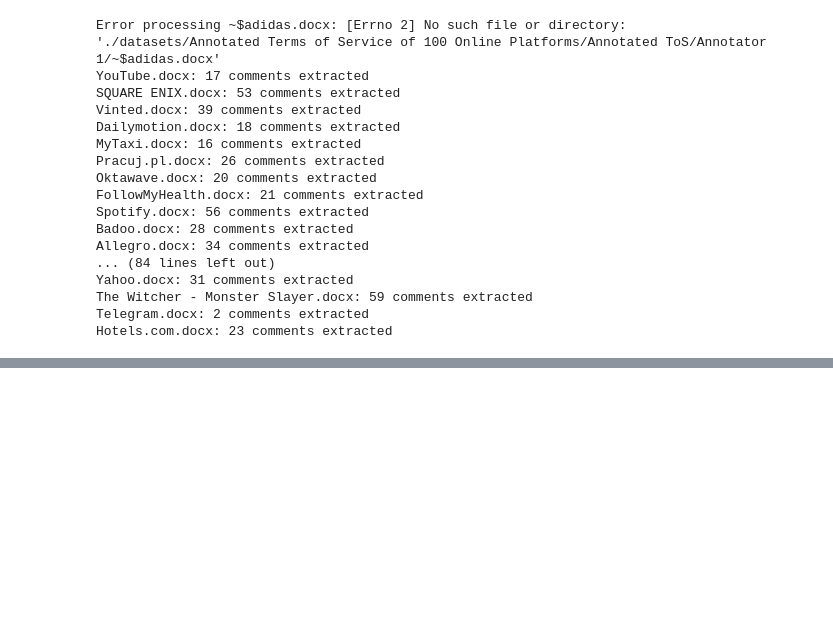
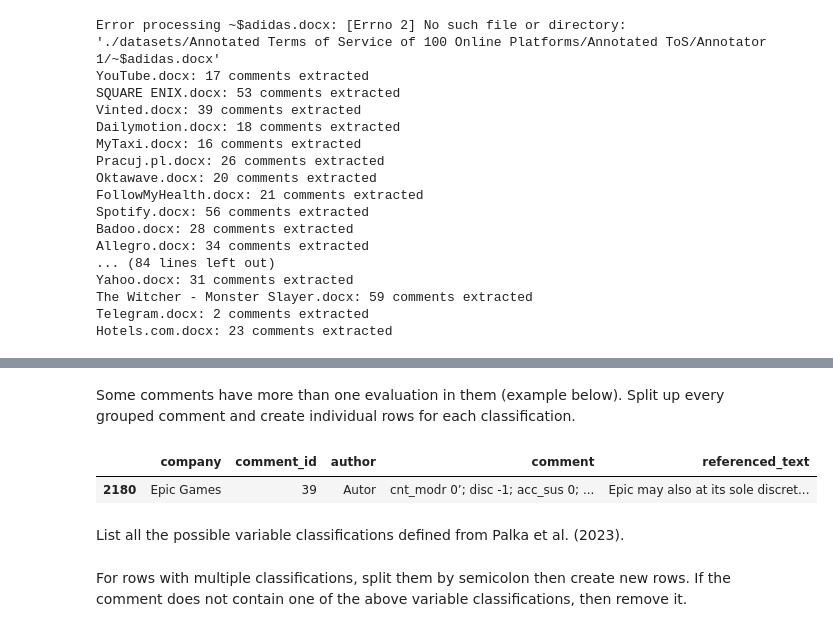
Before and after one commit to riki-11/lawgic, a Jupyter notebook: lawgic_main.ipynb, the cells around one changed output, grey strips where cells are left out. Cells and saved outputs as stored; diff of their text form; code cells hidden in the pictures; blank space fills up the shorter version.

```diff
--- a/lawgic_main.ipynb
+++ b/lawgic_main.ipynb
@@ -219,0 +285,3 @@ comments_export_df.to_csv('annotated_tos_comments.csv', index=False)
+# %%
+tos_comments_df['filename'] = tos_comments_df['filename'].str.replace('.docx', '', regex=False)
+tos_comments_df = tos_comments_df.rename(columns={'filename': 'company'})
@@ -219,0 +324,9 @@ comments_export_df.to_csv('annotated_tos_comments.csv', index=False)
+# %% [markdown]
+Some comments have more than one evaluation in them (example below). Split up every grouped comment and create individual rows for each classification.
+# %%
+tos_comments_df[tos_comments_df['comment'] == 'cnt_modr 0’; disc -1; acc_sus 0; acc_del 0']
+# %% [output]
+|  | company | comment_id | author | comment | referenced_text |
+| 2180 | Epic Games | 39 | Autor | cnt_modr 0’; disc -1; acc_sus 0; ... | Epic may also at its sole discret... |
+# %% [markdown]
+List all the possible variable classifications defined from Palka et al. (2023).
@@ -219,0 +381,2 @@ comments_export_df.to_csv('annotated_tos_comments.csv', index=False)
+# %% [markdown]
+For rows with multiple classifications, split them by semicolon then create new rows. If the comment does not contain one of the above variable classifications, then remove it.
```
Also changed, not shown: parts of 13 cells of this notebook, 3 other files.
